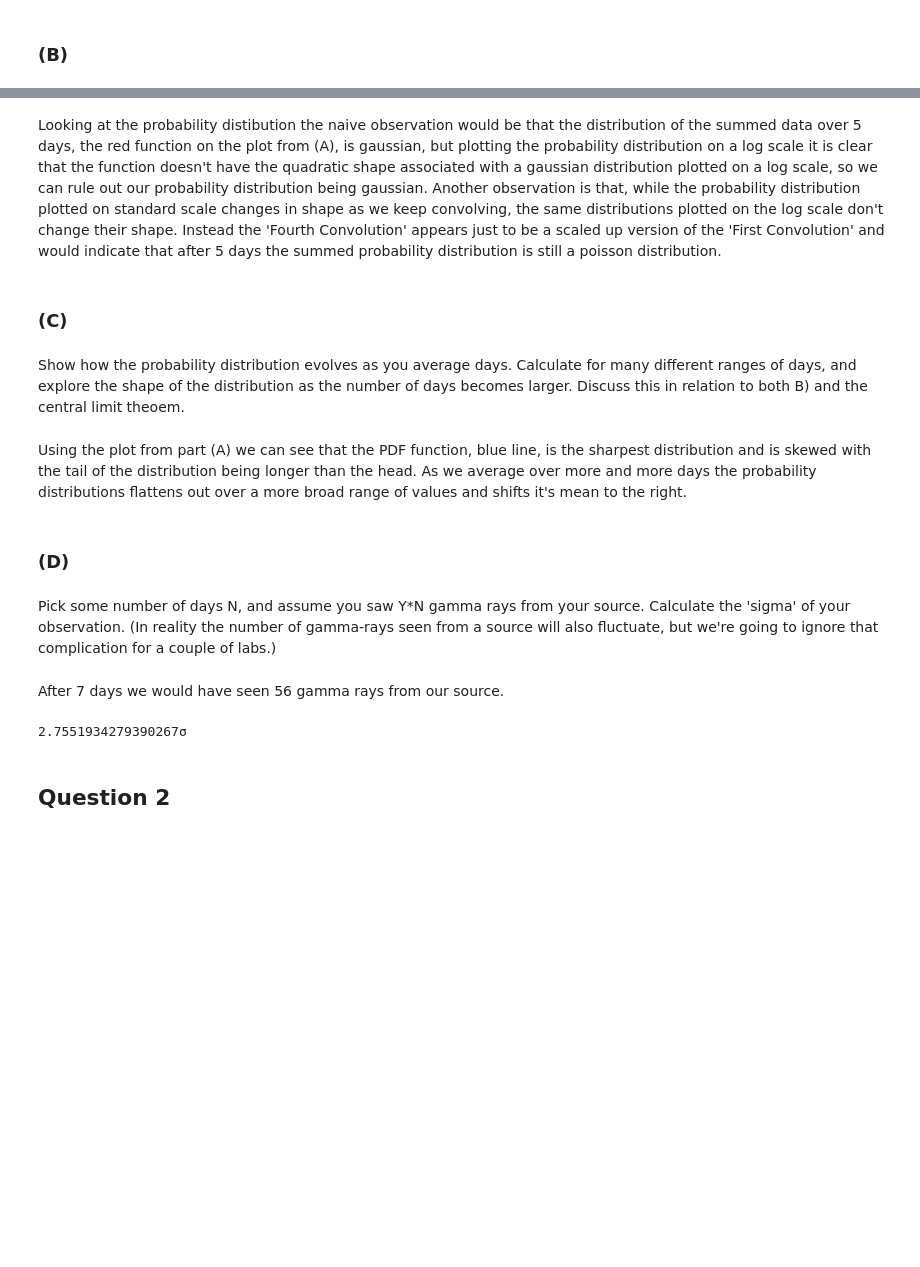
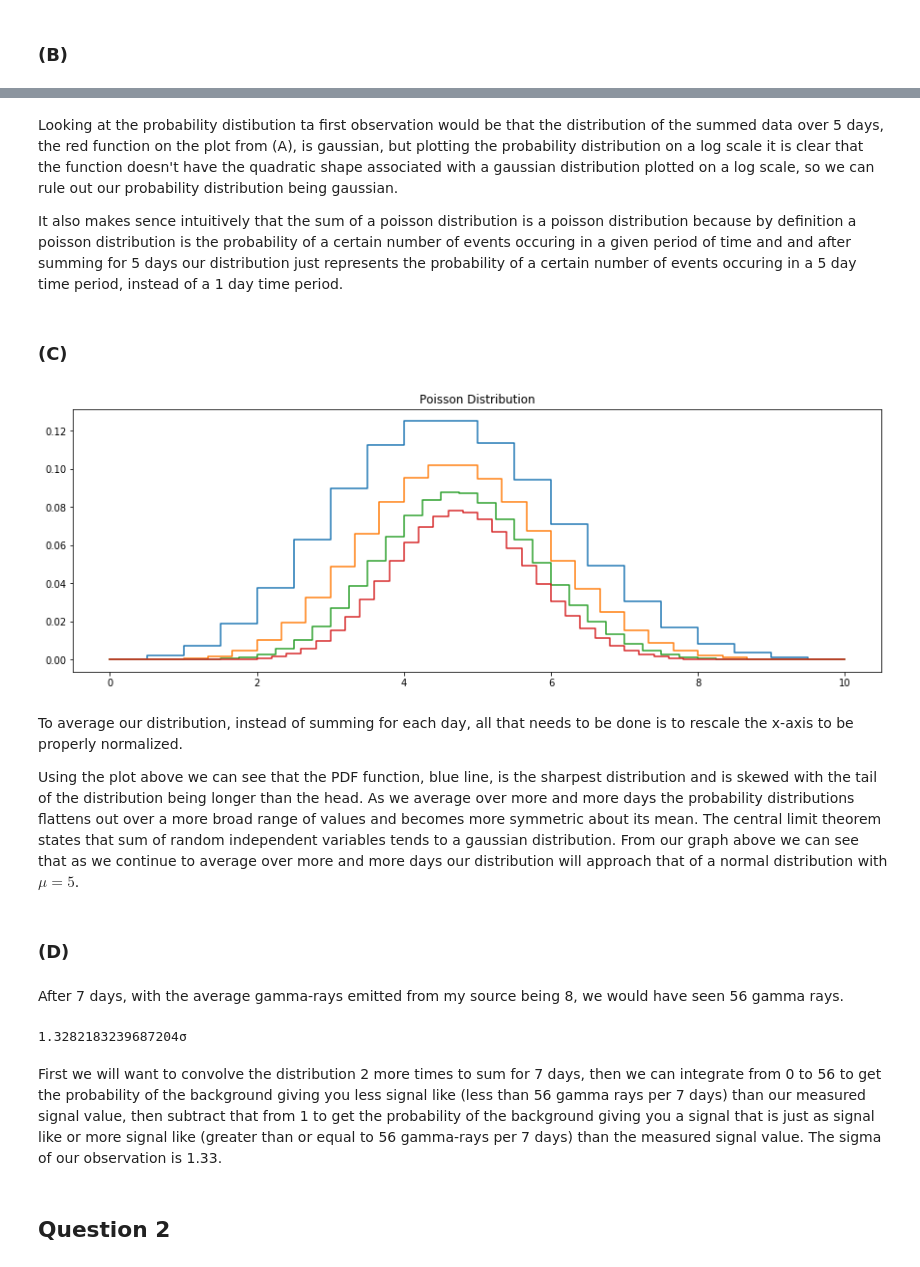
Before and after one commit to keirashea/phys-measurement, a Jupyter notebook: Lab2.ipynb, the cells around one changed output, grey strips where cells are left out. Cells and saved outputs as stored; diff of their text form; code cells hidden in the pictures; blank space fills up the shorter version.

```diff
--- a/Lab2.ipynb
+++ b/Lab2.ipynb
@@ -96,28 +92,61 @@ plt.show()
 # %% [markdown]
-Looking at the probability distibution the naive observation would be that the distribution of the summed data over 5 days, the red function on the plot from (A), is gaussian, but plotting the probability distribution on a log scale it is clear that the function doesn't have the quadratic shape associated with a gaussian distribution plotted on a log scale, so we can rule out our probability distribution being gaussian. Another observation is that, while the probability distribution plotted on standard scale changes in shape as we keep convolving, the same distributions plotted on the log scale don't change their shape. Instead the 'Fourth Convolution' appears just to be a scaled up version of the 'First Convolution' and would indicate that after 5 days the summed probability distribution is still a poisson distribution.
+Looking at the probability distibution ta first observation would be that the distribution of the summed data over 5 days, the red function on the plot from (A), is gaussian, but plotting the probability distribution on a log scale it is clear that the function doesn't have the quadratic shape associated with a gaussian distribution plotted on a log scale, so we can rule out our probability distribution being gaussian.
+
+It also makes sence intuitively that the sum of a poisson distribution is a poisson distribution because by definition a poisson distribution is the probability of a certain number of events occuring in a given period of time and and after summing for 5 days our distribution just represents the probability of a certain number of events occuring in a 5 day time period, instead of a 1 day time period.
 # %% [markdown]
 ### __(C)__
-# %% [markdown]
-Show how the probability distribution evolves as you average days. Calculate for many different ranges of days, and explore the shape of the distribution as the number of days becomes larger. Discuss this in relation to both B) and the central limit theoem.
+# %%
+x0 = np.linspace(0, 10, 11)
+dist = stats.poisson.pmf(x0, 5)
+
+conv1 = np.convolve(dist, dist)
+x1 = np.linspace(0, 10, len(conv1))
+
+conv2 = np.convolve(conv1, dist)
+x2 = np.linspace(0, 10, len(conv2))
+
+conv3 = np.convolve(conv2, dist)
+x3 = np.linspace(0, 10, len(conv3))
+
+conv4 = np.convolve(conv3, dist)
+x4 = np.linspace(0, 10, len(conv4))
+
+fig, ax = plt.subplots(1, 1, figsize=(15, 5))
+
+ax.set_title('Poisson Distribution')
+ax.step(x1, conv1, label='First Convolution')
+ax.step(x2, conv2, label='Second Convolution')
+ax.step(x3, conv3, label='Third Convolution')
+ax.step(x4, conv4, label='Fourth Convolution')
+
+plt.show()
+# %% [output]
+[figure, added]
 # %% [markdown]
-Using the plot from part (A) we can see that the PDF function, blue line, is the sharpest distribution and is skewed with the tail of the distribution being longer than the head. As we average over more and more days the probability distributions flattens out over a more broad range of values and shifts it's mean to the right.
+To average our distribution, instead of summing for each day, all that needs to be done is to rescale the x-axis to be properly normalized.
+
+Using the plot above we can see that the PDF function, blue line, is the sharpest distribution and is skewed with the tail of the distribution being longer than the head. As we average over more and more days the probability distributions flattens out over a more broad range of values and becomes more symmetric about its mean. The central limit theorem states that sum of random independent variables tends to a gaussian distribution. From our graph above we can see that as we continue to average over more and more days our distribution will approach that of a normal distribution with $\mu=5$.
 # %% [markdown]
 ### __(D)__
-# %% [markdown]
-Pick some number of days N, and assume you saw Y*N gamma rays from your source. Calculate the 'sigma' of your observation. (In reality the number of gamma-rays seen from a source will also fluctuate, but we're going to ignore that complication for a couple of labs.)
 # %% [markdown]
-After 7 days we would have seen 56 gamma rays from our source.
+After 7 days, with the average gamma-rays emitted from my source being 8, we would have seen 56 gamma rays.
 # %%
+conv5_poisson = np.convolve(conv4, dist)
+
+conv6_poisson = np.convolve(conv5_poisson, dist)
+
 events = 56
 
 cdf = 0
 for i in range(events + 1):
-    cdf += conv4[i]
-ppf = stats.norm.ppf(1 - cdf)
+    cdf += conv6_poisson[i]
+ppf = np.abs(stats.norm.ppf(1 - cdf))
 
 print(str(ppf) + '\u03C3')
 # %% [output]
-2.7551934279390267σ
+1.3282183239687204σ
+# %% [markdown]
+First we will want to convolve the distribution 2 more times to sum for 7 days, then we can integrate from 0 to 56 to get the probability of the background giving you less signal like (less than 56 gamma rays per 7 days) than our measured signal value, then subtract that from 1 to get the probability of the background giving you a signal that is just as signal like or more signal like (greater than or equal to 56 gamma-rays per 7 days) than the measured signal value.  The sigma of our observation is 1.33.
 # %% [markdown]
 ## Question 2
 # %% [markdown]
```
Also changed, not shown: parts of 29 cells of this notebook, 1 other file.
